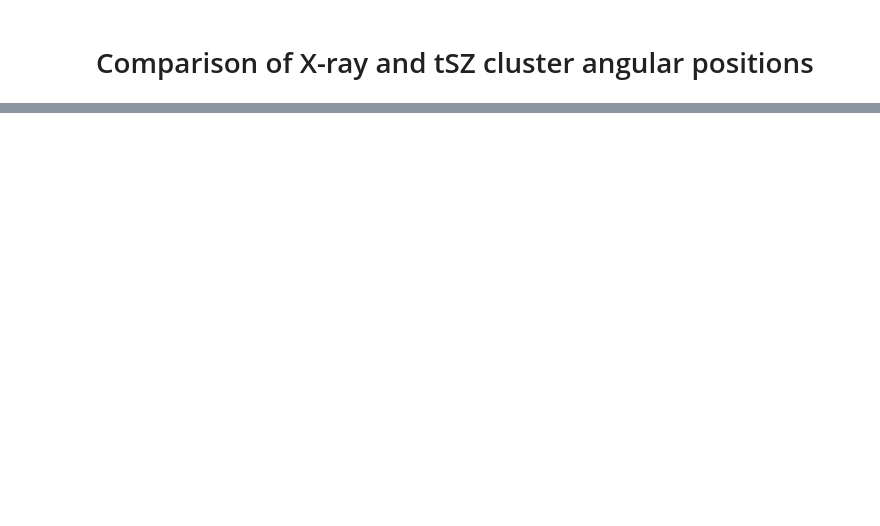
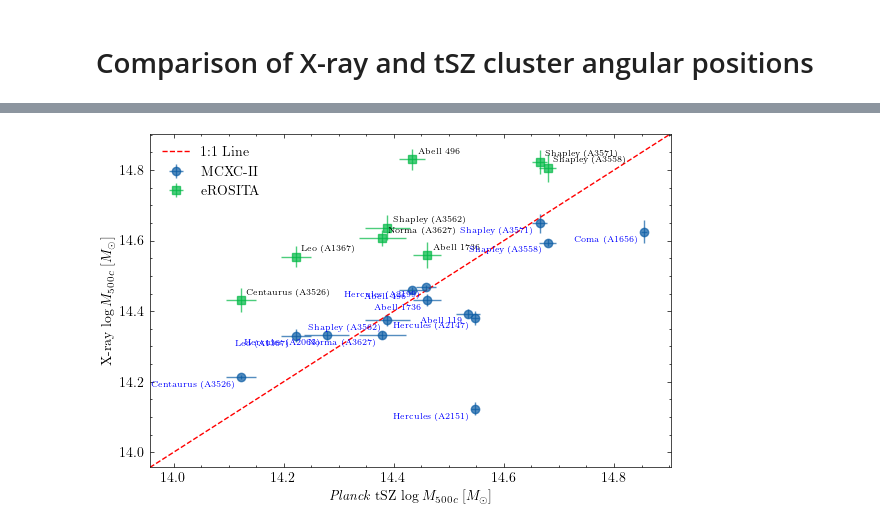
Before and after one commit to Richard-Sti/CMBOlympics, a Jupyter notebook: notebooks/comparison_angspos_xray_tSZ.ipynb, the cells around one changed output, grey strips where cells are left out. Saved outputs shown, nothing was run; the diff lists cells and outputs as text; code cells hidden in the pictures; blank space fills up the shorter version.

```diff
--- a/notebooks/comparison_angspos_xray_tSZ.ipynb
+++ b/notebooks/comparison_angspos_xray_tSZ.ipynb
@@ -14,6 +17,8 @@ cfg = cmbo.utils.load_config("/Users/rstiskalek/Projects/CMBOlympics/scripts/con
 data_MCXC = cmbo.io.load_mcxc_catalogue(cfg['paths']['MCXC_catalogue'])
 data_eRASS = cmbo.io.load_erass_catalogue(cfg['paths']['eRASS_catalogue'])
 data_tSZ = cmbo.io.read_Planck_cluster_catalog(cfg['paths']['Planck_tSZ_catalogue'])
+
+obs_clusters = cmbo.io.load_observed_clusters(cfg['paths']['observed_clusters'], skip_names=["Abell 548", "Abell 1644"])
 # %% [output]
 Removing 94 MCXC entries with non-positive mass uncertainties.
 Removing 1805 eRASS entries with M500 = -1.
@@ -149,0 +35,4 @@ with plt.style.context('science'):
+# %%
+for i in range(len(obs_clusters)):
+    obs = obs_clusters[i]
+    print(f"{obs.name:20s}  | {i}")
@@ -149,0 +57,78 @@ with plt.style.context('science'):
+# %%
+M500_tSZ = extract_match_field(obs_clusters, "planck_match", "M500")
+eM500_tSZ = extract_match_field(obs_clusters, "planck_match", "M500_err")
+
+M500_eRASS = extract_match_field(obs_clusters, "erass_match", "M500")
+eM500_eRASS = extract_match_field(obs_clusters, "erass_match", "M500_err")
+
+M500_MCXC = extract_match_field(obs_clusters, "mcxc_match", "M500")
+eM500_MCXC = extract_match_field(obs_clusters, "mcxc_match", "M500_err")
+
+names = [obs.name for obs in obs_clusters]
+# %%
+with plt.style.context('science'):
+    fig, ax = plt.subplots(figsize=(6, 4))
+
+    # MCXC–II vs tSZ
+    x_m = np.log10(M500_tSZ)
+    y_m = np.log10(M500_MCXC)
+    ax.errorbar(
+        x_m,
+        y_m,
+        xerr=eM500_tSZ / (M500_tSZ * np.log(10)),
+        yerr=eM500_MCXC / (M500_MCXC * np.log(10)),
+        fmt='o',
+        alpha=0.7,
+        label="MCXC-II"
+    )
+
+    # eROSITA vs tSZ
+    x_e = np.log10(M500_tSZ)
+    y_e = np.log10(M500_eRASS)
+    ax.errorbar(
+        x_e,
+        y_e,
+        xerr=eM500_tSZ / (M500_tSZ * np.log(10)),
+        yerr=eM500_eRASS / (M500_eRASS * np.log(10)),
+        fmt='s',
+        alpha=0.7,
+        label="eROSITA"
+    )
+
+    # Labels for eROSITA (black)
+    for x, y, name in zip(x_e, y_e, names):
+        if np.isfinite(x) and np.isfinite(y):
+            ax.text(
+                x + 0.01,
+                y + 0.01,
+                name,
+                fontsize=6,
+                ha="left",
+                va="bottom",
+                color="black"
+            )
+
+    # Labels for MCXC (blue)
+    for x, y, name in zip(x_m, y_m, names):
+        if np.isfinite(x) and np.isfinite(y):
+            ax.text(
+                x - 0.01,
+                y - 0.01,
+                name,
+                fontsize=6,
+                ha="right",
+                va="top",
+                color="blue"
+            )
+
+    ax.axline([14, 14], slope=1, color='red', linestyle='--', label="1:1 Line")
+
+    ax.set_xlabel(r"\textit{Planck} tSZ $\log M_{500c} ~ [M_\odot]$")
+    ax.set_ylabel(r"X-ray $\log M_{500c} ~ [M_\odot]$")
+    ax.legend()
+
+    fig.tight_layout()
+    fig.savefig("/Users/rstiskalek/Downloads/comparison_mass_matched.png", dpi=300)
+    plt.show()
+# %% [output]
+[figure, added]
```
Also changed, not shown: parts of 12 cells of this notebook.
